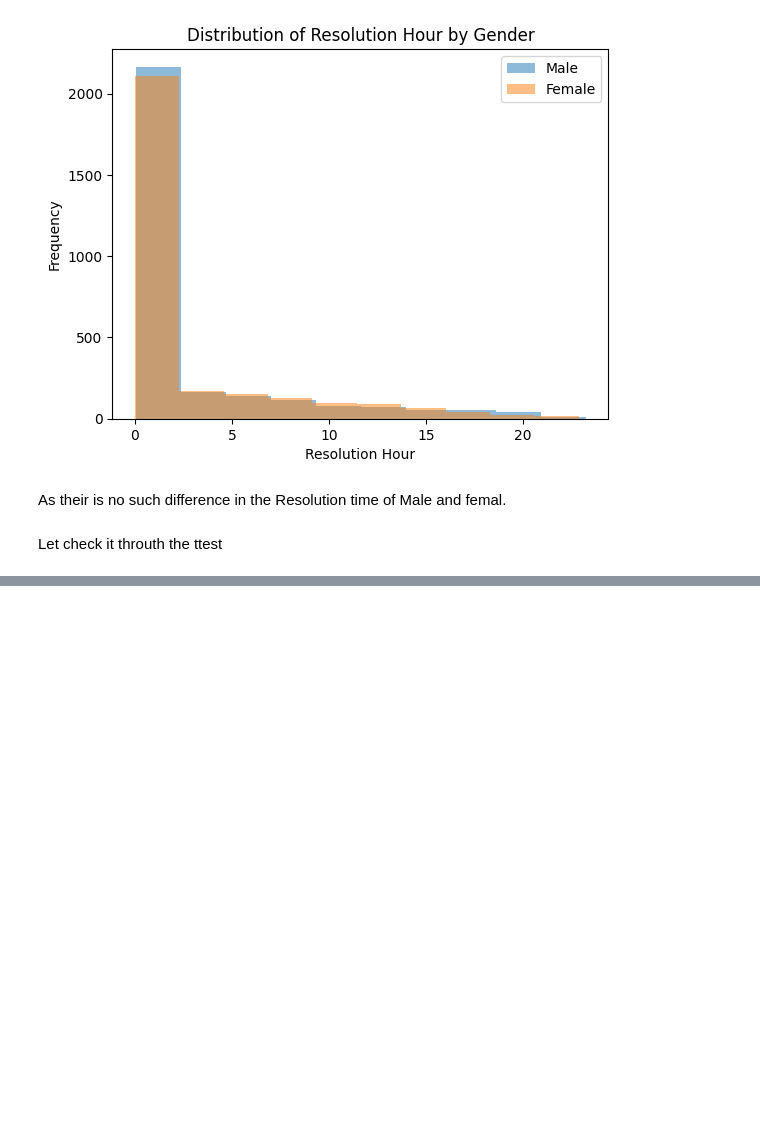
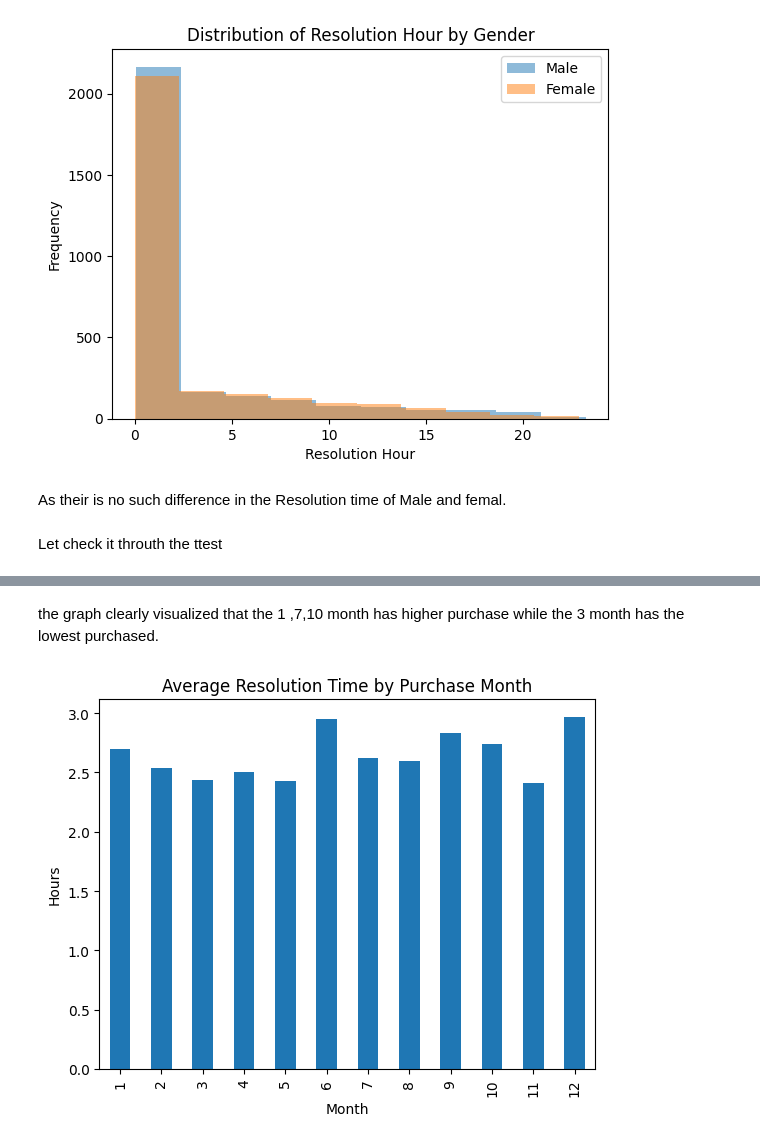
Before and after one commit to nomankhan0347893-web/mentorship-program-devsil, a Jupyter notebook: custommer_support_ticket.ipynb, the cells around one changed output, grey strips where cells are left out. Saved outputs shown, nothing was run; the diff lists cells and outputs as text; code cells hidden in the pictures; blank space fills up the shorter version.

```diff
--- a/custommer_support_ticket.ipynb
+++ b/custommer_support_ticket.ipynb
@@ -490,0 +630,12 @@ t_test,p_value=
+# %% [markdown]
+the graph clearly visualized that the 1 ,7,10 month has higher purchase
+while the 3 month has the lowest purchased.
+# %%
+# average time per month
+df.groupby("purchase_month")["Resolution_Hours"].mean().plot(kind="bar")
+plt.title("Average Resolution Time by Purchase Month")
+plt.xlabel("Month")
+plt.ylabel("Hours")
+plt.show()
+# %% [output]
+[figure, added]
```
Also changed, not shown: parts of 26 cells of this notebook.
